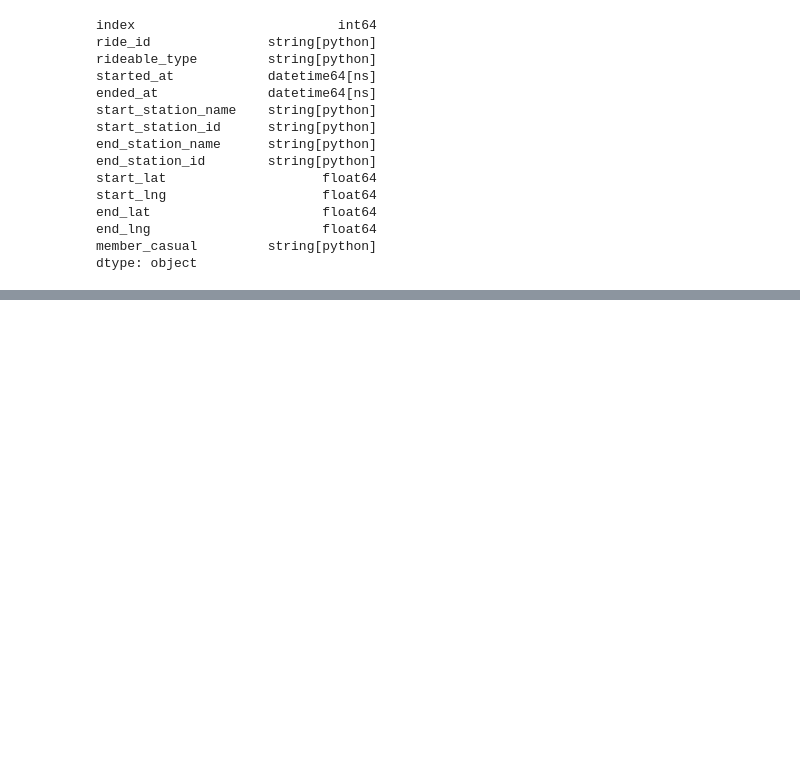
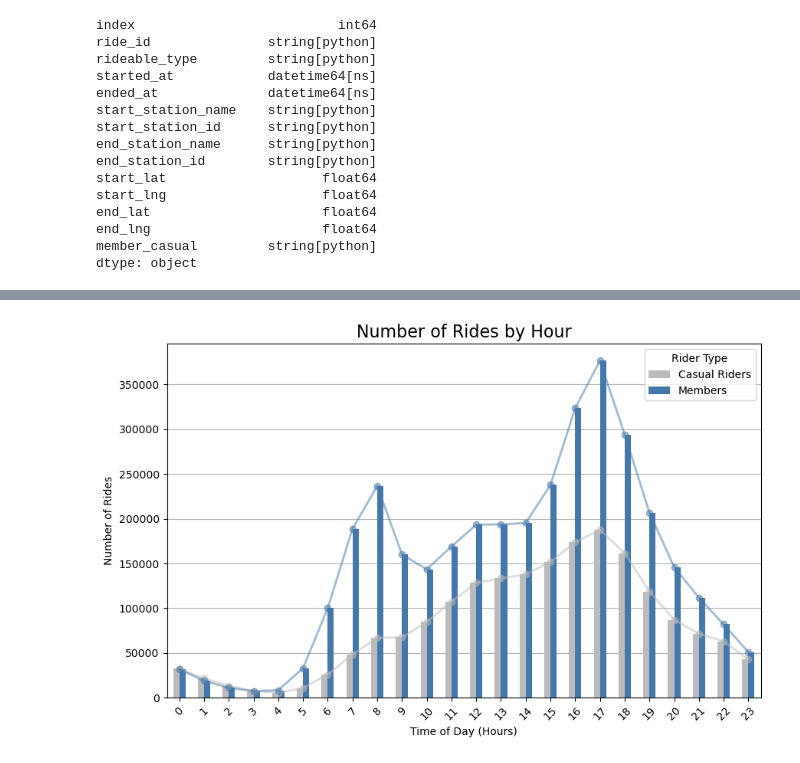
Before and after one commit to iaheung/cyclistic_casestudy, a Jupyter notebook: data_analysis.ipynb, the cells around one changed output, grey strips where cells are left out. Cells and saved outputs as stored; diff of their text form; code cells hidden in the pictures; blank space fills up the shorter version.

```diff
--- a/data_analysis.ipynb
+++ b/data_analysis.ipynb
@@ -102,0 +293,27 @@ df.head()
+# %%
+# with counts
+df_hours_plot = df_hours[["casual", "member"]]
+
+plt.figure(figsize=(10, 6))
+
+ax = df_hours_plot.plot(kind='bar', ax=plt.gca(), color=['#BBBBBB', '#4477AA'], zorder=3)
+ax.legend(['Casual Riders', 'Members'], title='Rider Type')
+ax.plot(df_hours_plot.index, df_hours_plot["casual"], marker='o', linestyle='-', linewidth=2, color='#BBBBBB', alpha=0.5, zorder=4)
+ax.plot(df_hours_plot.index, df_hours_plot["member"], marker='o', linestyle='-', linewidth=2, color='#4477AA', alpha=0.5, zorder=4)
+ax.grid(axis='y', color='gray', alpha=0.6, zorder=1)
+
+plt.title('Number of Rides by Hour', fontsize=16)
+plt.xlabel('Time of Day (Hours)')
+plt.ylabel('Number of Rides')
+plt.xticks(rotation=45)
+
+directory = 'plots'
+if not os.path.exists(directory):
+    os.makedirs(directory)
+
+file_path = os.path.join(directory, 'rides_by_hour_count.png')
+plt.savefig(file_path, bbox_inches='tight')
+
+plt.show()
+# %% [output]
+[figure, added]
```
Also changed, not shown: parts of 51 cells of this notebook.
